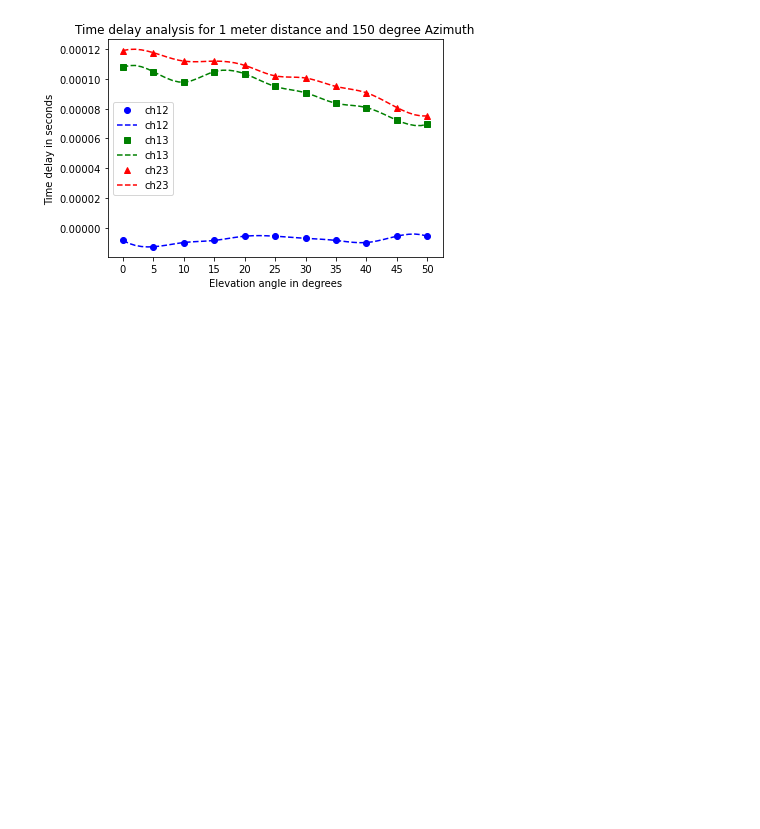
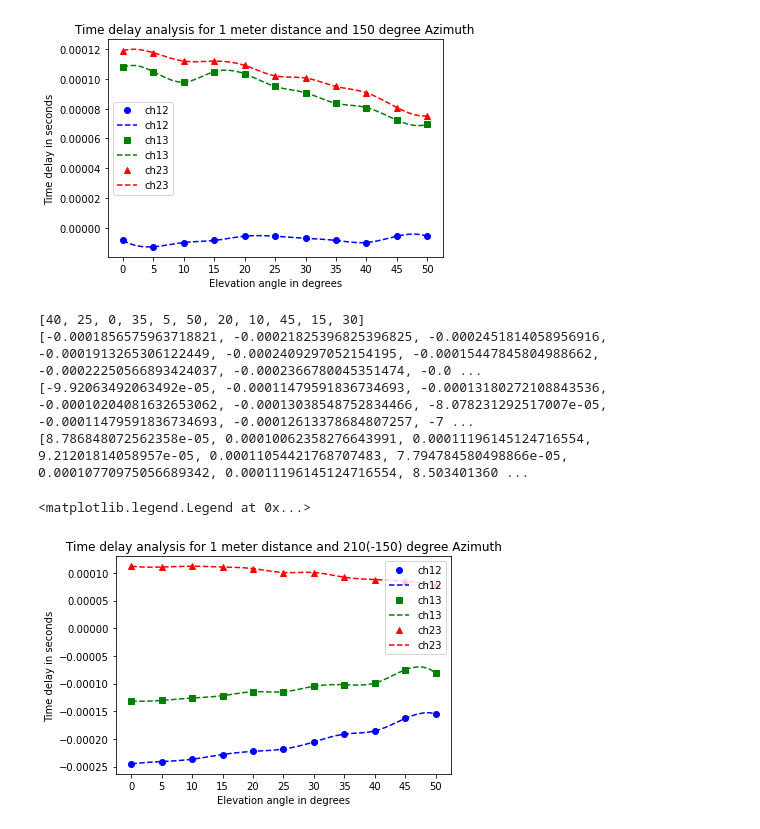
Before and after one commit to PrabhjotKaurGosal/Project-ListenBot, a Jupyter notebook: SoundDataAnalysis/PerChannel_TimeDelay_Analysis_allDir_allEvl.ipynb, the cells around one changed output. Saved outputs shown, nothing was run; the diff lists cells and outputs as text; code cells hidden in the pictures; blank space fills up the shorter version.

Commit message:
Time Delay vs Elevation for all Azimuth

```diff
--- a/SoundDataAnalysis/PerChannel_TimeDelay_Analysis_allDir_allEvl.ipynb
+++ b/SoundDataAnalysis/PerChannel_TimeDelay_Analysis_allDir_allEvl.ipynb
@@ -340,3 +340,77 @@ plt.legend()
 [9.070294784580499e-05, 0.00010204081632653062, 0.00011904761904761905, 9.495464852607709e-05, 0.00011763038548752834, 7.511337868480725e-05, 0.00010912698412698413, 0.00011196145124716554, 8.07823129 ...
 <matplotlib.legend.Legend at 0x...>
 [figure]
+# %%
+# For 1 Meter Azimuth 210 (-150) (all evelations)
+
+index = directorySound_content.index('1Meter_Azimuth210_Elevations')
+
+_1MeterFolderPathAz210 = (os.path.join(directorySound.decode("utf-8"),directorySound_content[index] ))
+
+_1MeterFolderPathAz210_content = os.listdir(_1MeterFolderPathAz210)
+
+Angle = []
+TimeDelay_ch12 = []
+TimeDelay_ch13 = []
+TimeDelay_ch23 = []
+
+for i in range(0,len(_1MeterFolderPathAz210_content)):
+    subdir = (os.path.join(_1MeterFolderPathAz210,_1MeterFolderPathAz210_content[i]))
+    #print(subdir)
+    with open(os.path.join(subdir,'angle.txt')) as f:
+        read_data = f.read()
+    Angle.append(int(read_data[0:-1]))
+
+    #Read the audio files
+    ch1, sfreq = lr.load(os.path.join(subdir, 'ch1.wav'), sr=44100)
+    ch2, sfreq = lr.load(os.path.join(subdir, 'ch2.wav'), sr=44100)
+    ch3, sfreq = lr.load(os.path.join(subdir, 'ch3.wav'), sr=44100)
+
+    ###### Calculate time delay between channel 1 and channel 2
+    y1 = ch1
+    y2 = ch2
+    tau_gcc_12, cc = gcc_phat(y2,y1,sfreq)
+    TimeDelay_ch12.append(tau_gcc_12)
+
+    ###### Calcualte time delay between channel 1 and channel 3
+    y1 = ch1
+    y2 = ch3
+    tau_gcc_13, cc = gcc_phat(y2,y1,sfreq)
+    TimeDelay_ch13.append(tau_gcc_13)
+
+    # Calculate time delay between channel 2 and channel 3
+    y1 = ch2
+    y2 = ch3
+    tau_gcc_23, cc = gcc_phat(y2,y1,sfreq)
+    TimeDelay_ch23.append(tau_gcc_23)
+
+print(Angle)
+print(TimeDelay_ch12)
+print(TimeDelay_ch13)
+print(TimeDelay_ch23)
+
+
+TimeDelay_ch12_interpolate = interp1d(Angle, TimeDelay_ch12, kind='cubic')
+Angle_interpolate = np.linspace(0, 50, num=50, endpoint=True)
+plt.plot(Angle, TimeDelay_ch12, 'bo', Angle_interpolate,TimeDelay_ch12_interpolate(Angle_interpolate), 'b--' , label="ch12")
+plt.xticks([0,5,10,15,20,25,30,35,40,45,50])
+
+TimeDelay_ch13_interpolate = interp1d(Angle, TimeDelay_ch13, kind='cubic')
+Angle_interpolate = np.linspace(0, 50, num=50, endpoint=True)
+plt.plot(Angle, TimeDelay_ch13, 'gs', Angle_interpolate,TimeDelay_ch13_interpolate(Angle_interpolate), 'g--', label = "ch13")
+
+TimeDelay_ch23_interpolate = interp1d(Angle, TimeDelay_ch23, kind='cubic')
+Angle_interpolate = np.linspace(0, 50, num=50, endpoint=True)
+plt.plot(Angle, TimeDelay_ch23, 'r^', Angle_interpolate,TimeDelay_ch23_interpolate(Angle_interpolate), 'r--', label="ch23")
+
+plt.xlabel('Elevation angle in degrees')
+plt.ylabel('Time delay in seconds')
+plt.title('Time delay analysis for 1 meter distance and 210(-150) degree Azimuth')
+plt.legend()
+# %% [output]
+[40, 25, 0, 35, 5, 50, 20, 10, 45, 15, 30]
+[-0.0001856575963718821, -0.00021825396825396825, -0.0002451814058956916, -0.0001913265306122449, -0.0002409297052154195, -0.00015447845804988662, -0.00022250566893424037, -0.0002366780045351474, -0.0 ...
+[-9.92063492063492e-05, -0.00011479591836734693, -0.00013180272108843536, -0.00010204081632653062, -0.00013038548752834466, -8.078231292517007e-05, -0.00011479591836734693, -0.00012613378684807257, -7 ...
+[8.786848072562358e-05, 0.00010062358276643991, 0.00011196145124716554, 9.21201814058957e-05, 0.00011054421768707483, 7.794784580498866e-05, 0.00010770975056689342, 0.00011196145124716554, 8.503401360 ...
+<matplotlib.legend.Legend at 0x...>
+[figure, added]
```
Also changed, not shown: parts of 3 cells of this notebook.
